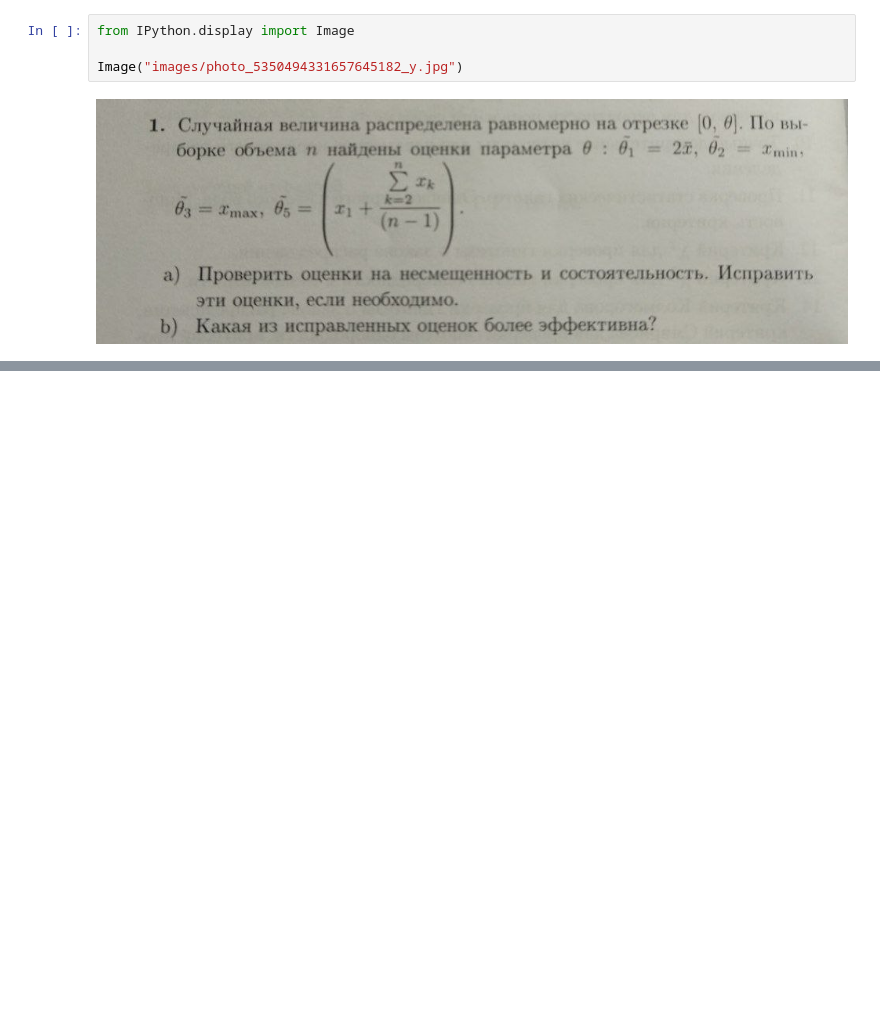
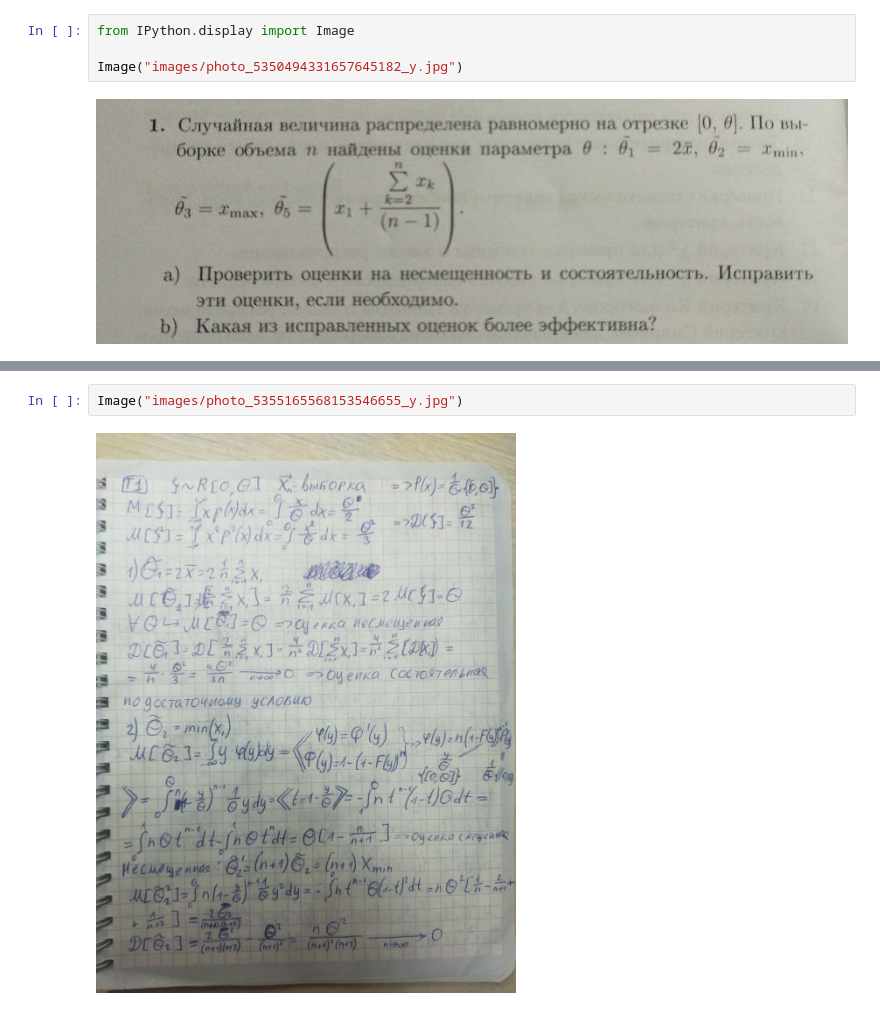
Before and after one commit to Salnikova-Lida/Math_stat_2025_spring, a Jupyter notebook: assignment_1/task1.ipynb, the cells around one changed output, grey strips where cells are left out. Cells and saved outputs as stored; diff of their text form; blank space fills up the shorter version.

```diff
--- a/assignment_1/task1.ipynb
+++ b/assignment_1/task1.ipynb
@@ -6,0 +15,4 @@ Image("images/photo_5350494331657645182_y.jpg")
+# %%
+Image("images/photo_5355165568153546655_y.jpg")
+# %% [output]
+[figure, added]
```
Also changed, not shown: parts of 3 cells of this notebook, 4 other files.
